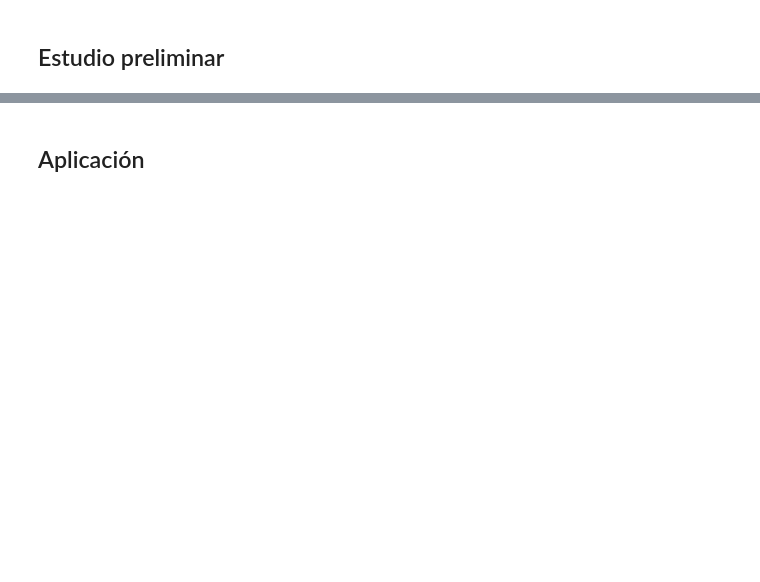
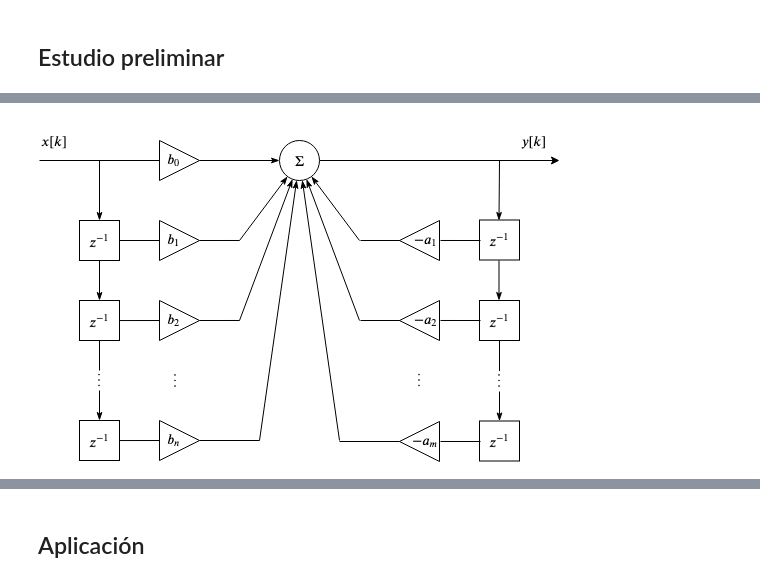
Before and after one commit to hidmic/fwliir, a Jupyter notebook: fwliir.ipynb, the cells around one changed output, grey strips where cells are left out. Cells and saved outputs as stored; diff of their text form; code cells hidden in the pictures; blank space fills up the shorter version.

```diff
--- a/fwliir.ipynb
+++ b/fwliir.ipynb
@@ -49,0 +43,5 @@ asdasdad
+# %%
+from IPython.display import Image
+Image('diagrams/IIR.png')
+# %% [output]
+[figure, added]
```
Also changed, not shown: parts of 23 cells of this notebook, 1 other file.
